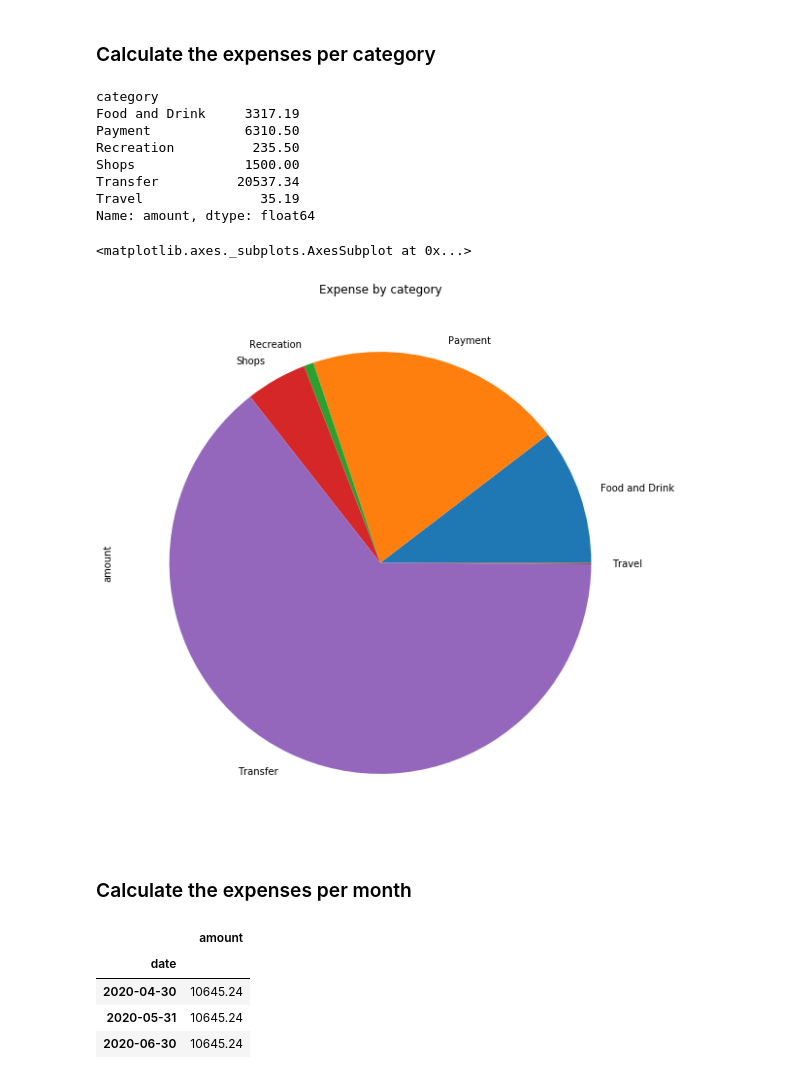
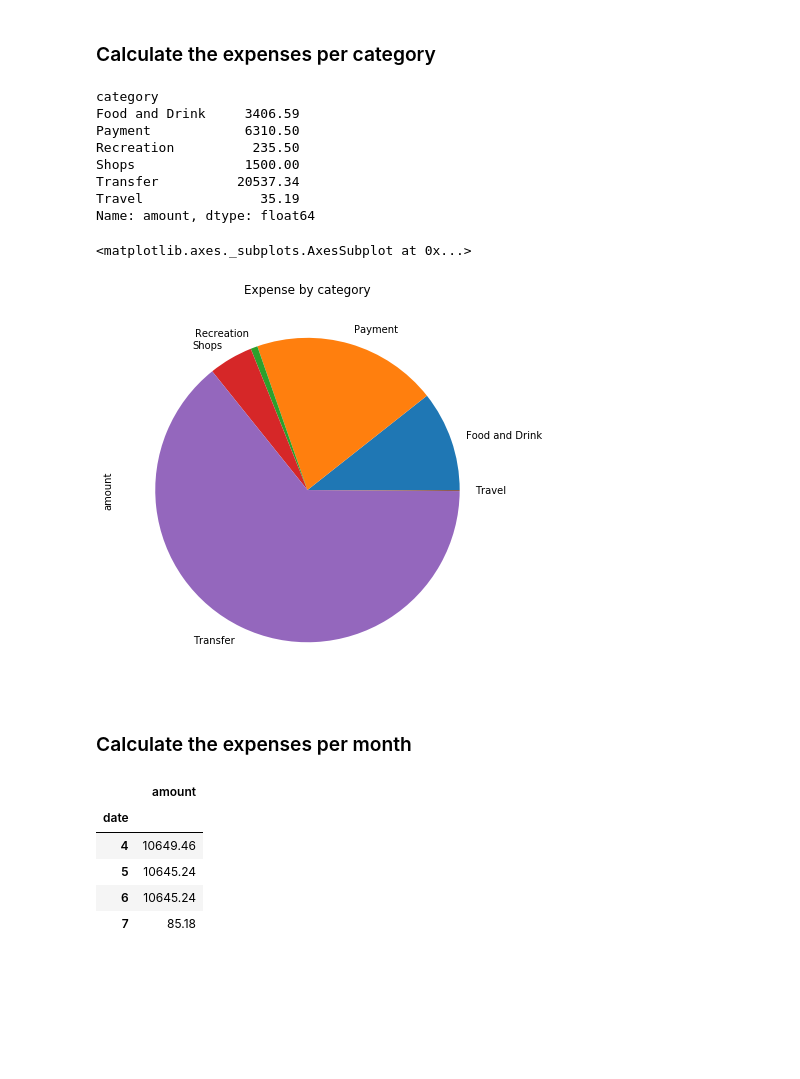
Before and after one commit to veldurai1985/Python_Assignment_4, a Jupyter notebook: account_summary.ipynb, the cells around one changed output. Drawn from its saved outputs; the diff is of its cells as text; code cells hidden in the pictures; blank space fills up the shorter version.

```diff
--- a/account_summary.ipynb
+++ b/account_summary.ipynb
@@ -69,7 +69,7 @@ INSITUTION_ID = "ins_109508"
 
 # Create public token to be exchanged for institution access token
 create_tkn_response = client.Sandbox.public_token.create(
-    INSTITUTION_ID,
+    INSITUTION_ID,
     ["transactions","income","assets"]
 )
 
@@ -335,7 +334,7 @@ expense_by_category = budget_analysis_df.groupby("category")["amount"].sum()
 expense_by_category
 # %% [output]
 category
-Food and Drink     3317.19
+Food and Drink     3406.59
 Payment            6310.50
 Recreation          235.50
 Shops              1500.00
@@ -344,23 +343,25 @@ Travel               35.19
 Name: amount, dtype: float64
 # %%
 # Create a spending categories pie chart.
-expense_by_category.plot.pie(y='amount',figsize=(10,10),title="Expense by category")
+expense_by_category.plot.pie(y='amount',figsize=(7,7),title="Expense by category")
 # %% [output]
 <matplotlib.axes._subplots.AxesSubplot at 0x...>
-[figure, old version]
+[figure, new version]
 # %% [markdown]
 ### Calculate the expenses per month
 # %%
 # Create a DataFrame with the total expenses
-spending_per_month = budget_analysis_df.resample('M').sum()
+#spending_per_month = budget_analysis_df.resample('M').sum()
+spending_per_month = budget_analysis_df.groupby(budget_analysis_df.index.month).sum()
 
 # Display sample data
 spending_per_month.head()
 # %% [output]
 |  | amount |
 | date |  |
-| 2020-04-30 | 10645.24 |
-| 2020-05-31 | 10645.24 |
-| 2020-06-30 | 10645.24 |
+| 4 | 10649.46 |
+| 5 | 10645.24 |
+| 6 | 10645.24 |
+| 7 | 85.18 |
 # %%
 # Create a spending per month bar chart
```
Also changed, not shown: parts of 10 cells of this notebook, 7 other files.
